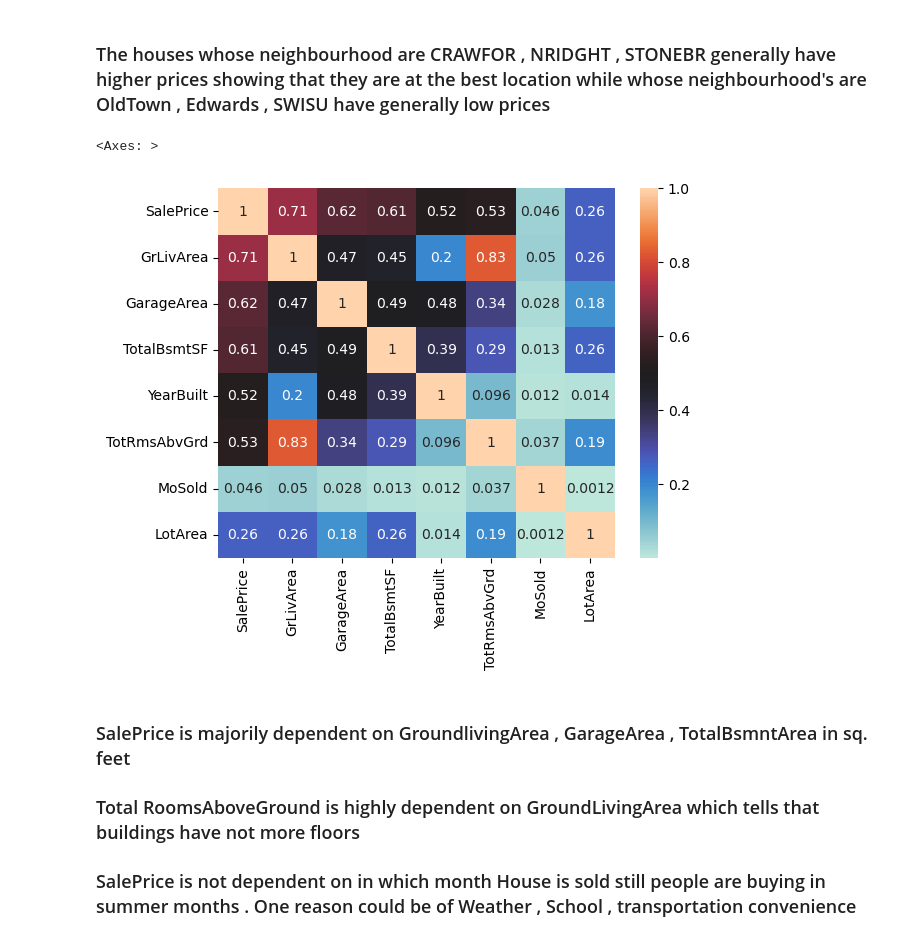
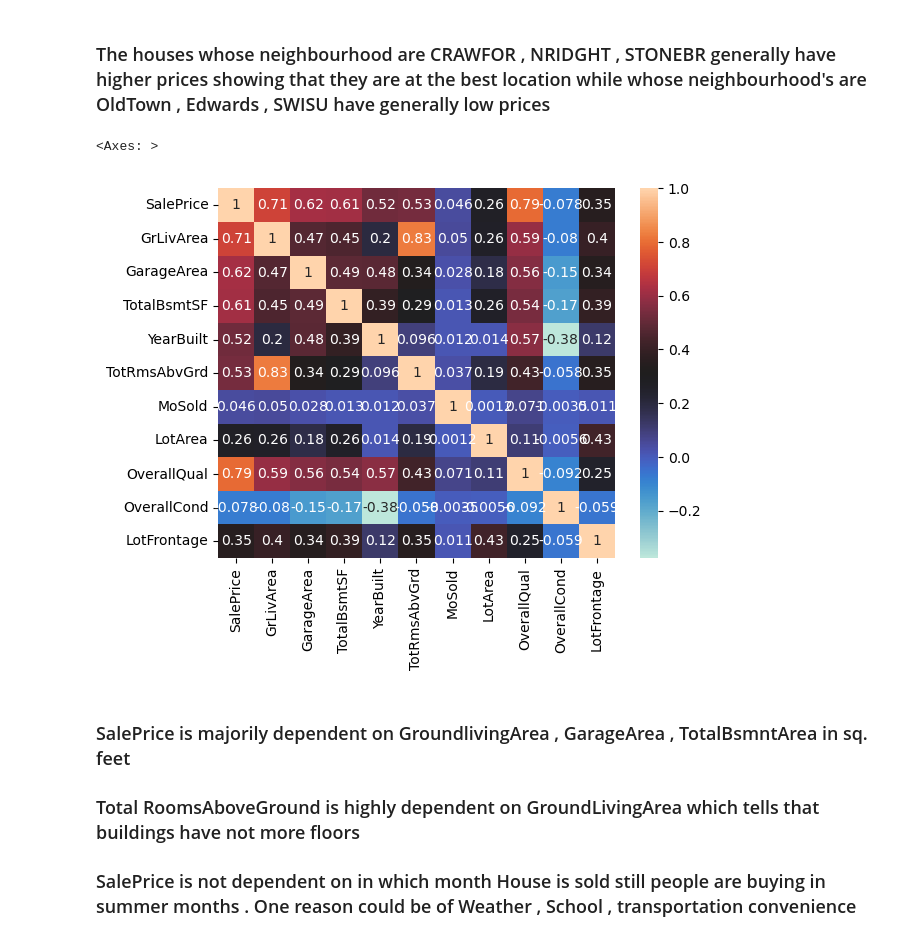
Before and after one commit to amanverma-98/house_price, a Jupyter notebook: house_sale.ipynb, the cells around one changed output. Saved outputs shown, nothing was run; the diff lists cells and outputs as text; code cells hidden in the pictures.

```diff
--- a/house_sale.ipynb
+++ b/house_sale.ipynb
@@ -554,12 +556,12 @@ plt.xlim(0,20000)
 # %% [markdown]
 ### The houses whose neighbourhood are CRAWFOR , NRIDGHT , STONEBR generally have higher prices showing that they are at the best location while whose neighbourhood's are OldTown , Edwards , SWISU have generally low prices
 # %%
-cols = ['SalePrice' , 'GrLivArea' , 'GarageArea' , 'TotalBsmtSF' , 'YearBuilt' , 'TotRmsAbvGrd' , 'MoSold' , 'LotArea']
+cols = ['SalePrice' , 'GrLivArea' , 'GarageArea' , 'TotalBsmtSF' , 'YearBuilt' , 'TotRmsAbvGrd' , 'MoSold' , 'LotArea' , 'OverallQual' , 'OverallCond' , 'LotFrontage']
 corr = df[cols].corr()
 sns.heatmap(corr , annot = True , cmap = 'icefire')
 # %% [output]
 <Axes: >
-[figure, old version]
+[figure, new version]
 # %% [markdown]
 ### SalePrice is majorily dependent on GroundlivingArea , GarageArea , TotalBsmntArea in sq. feet
 ### Total RoomsAboveGround is highly dependent on GroundLivingArea which tells that buildings have not more floors
```
Also changed, not shown: parts of 8 cells of this notebook.
